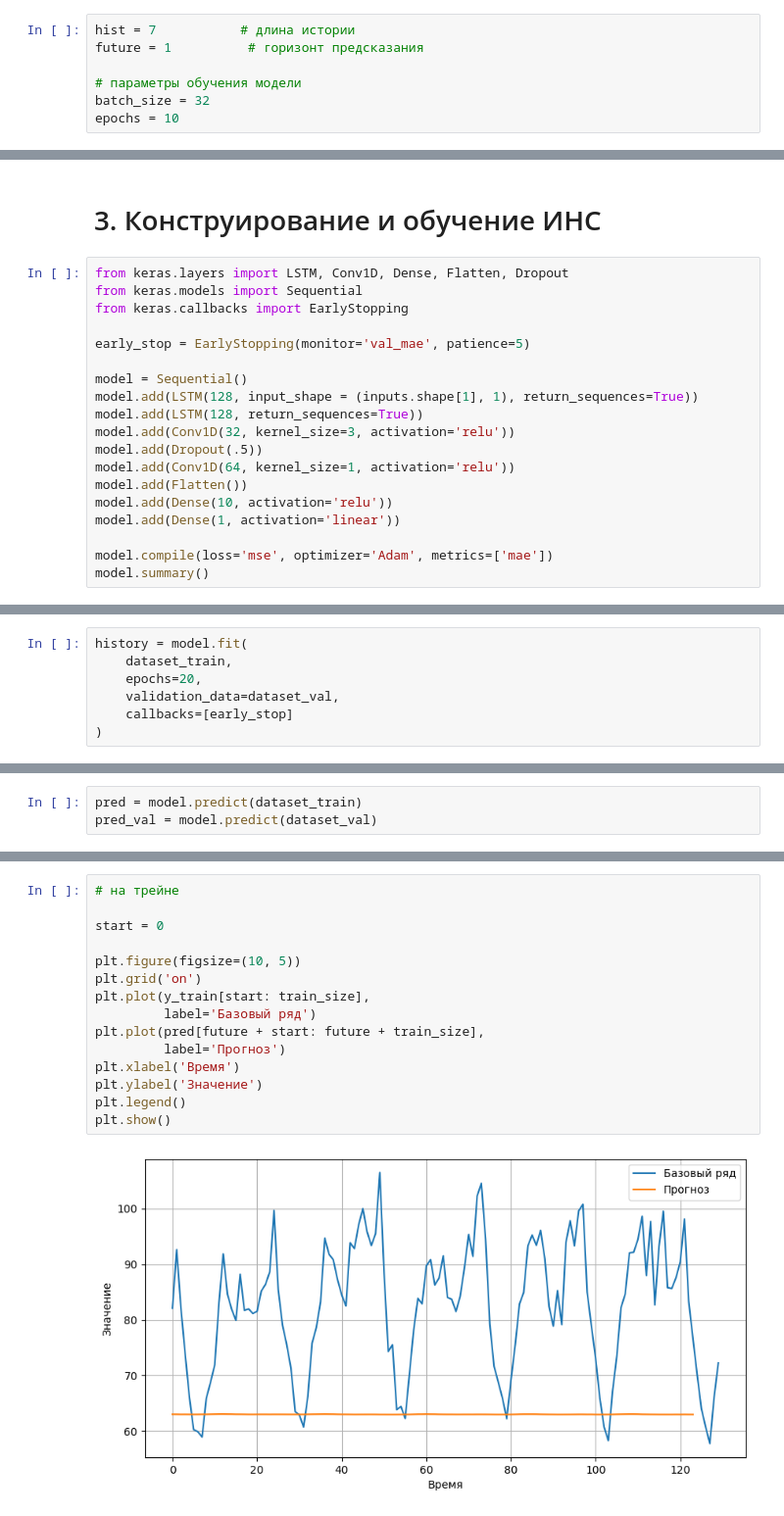
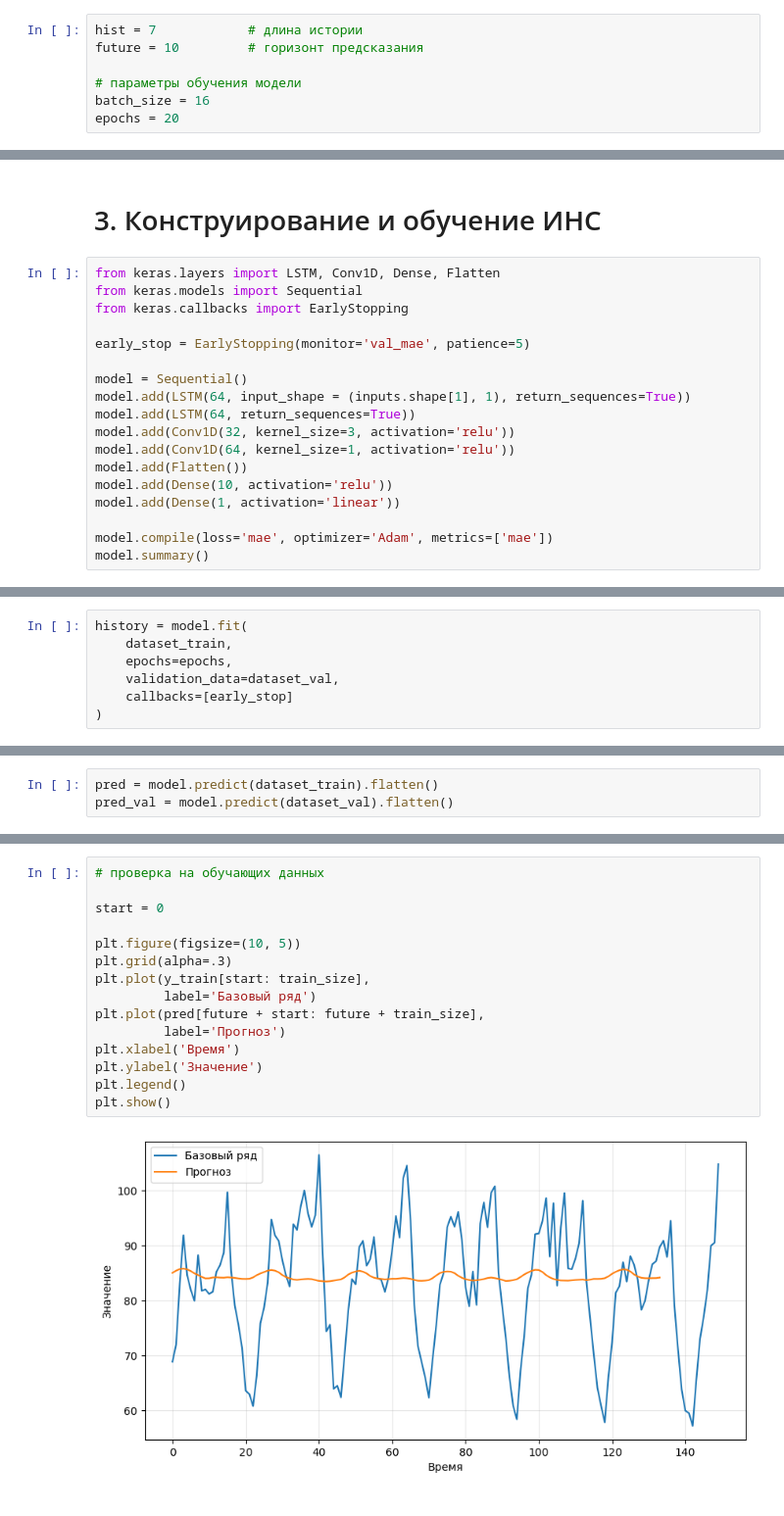
Before and after one commit to dnlygvtv/02_Python_for_Neural_Networks, a Jupyter notebook: HW/HW_5.ipynb, the cells around one changed output, grey strips where cells are left out. Shown at 98% size. Saved outputs shown, nothing was run; the diff lists cells and outputs as text.

```diff
--- a/HW/HW_5.ipynb
+++ b/HW/HW_5.ipynb
@@ -109,10 +84,10 @@ train_data.shape, val_data.shape
 # %%
-hist = 7           # длина истории
-future = 1          # горизонт предсказания
+hist = 7            # длина истории
+future = 10         # горизонт предсказания
 
 # параметры обучения модели
-batch_size = 32
-epochs = 10
+batch_size = 16
+epochs = 20
 # %%
 start = hist + future
 end = start + train_size
@@ -182,22 +160,21 @@ tf.Tensor(92.617, shape=(), dtype=float64)
 # %% [markdown]
 # 3. Конструирование и обучение ИНС
 # %%
-from keras.layers import LSTM, Conv1D, Dense, Flatten, Dropout
+from keras.layers import LSTM, Conv1D, Dense, Flatten
 from keras.models import Sequential
 from keras.callbacks import EarlyStopping
 
 early_stop = EarlyStopping(monitor='val_mae', patience=5)
 
 model = Sequential()
-model.add(LSTM(128, input_shape = (inputs.shape[1], 1), return_sequences=True))
-model.add(LSTM(128, return_sequences=True))
+model.add(LSTM(64, input_shape = (inputs.shape[1], 1), return_sequences=True))
+model.add(LSTM(64, return_sequences=True))
 model.add(Conv1D(32, kernel_size=3, activation='relu'))
-model.add(Dropout(.5))
 model.add(Conv1D(64, kernel_size=1, activation='relu'))
 model.add(Flatten())
 model.add(Dense(10, activation='relu'))
 model.add(Dense(1, activation='linear'))
 
-model.compile(loss='mse', optimizer='Adam', metrics=['mae'])
+model.compile(loss='mae', optimizer='Adam', metrics=['mae'])
 model.summary()
 # %% [output]
@@ -221,7 +198,7 @@ _________________________________________________________________
 # %%
 history = model.fit(
     dataset_train,
-    epochs=20,
+    epochs=epochs,
     validation_data=dataset_val,
     callbacks=[early_stop]
 )
@@ -258,4 +233,4 @@ plt.legend();
 # %%
-pred = model.predict(dataset_train)
-pred_val = model.predict(dataset_val)
+pred = model.predict(dataset_train).flatten()
+pred_val = model.predict(dataset_val).flatten()
 # %% [output]
@@ -278,17 +253,17 @@ plt.legend();
 # %%
-# на трейне
+# проверка на обучающих данных
 
 start = 0
 
 plt.figure(figsize=(10, 5))
-plt.grid('on')
+plt.grid(alpha=.3)
 plt.plot(y_train[start: train_size],
          label='Базовый ряд')
 plt.plot(pred[future + start: future + train_size],
          label='Прогноз')
 plt.xlabel('Время')
 plt.ylabel('Значение')
 plt.legend()
 plt.show()
 # %% [output]
-[figure, old version]
+[figure, new version]
```
Also changed, not shown: parts of 21 cells of this notebook.
